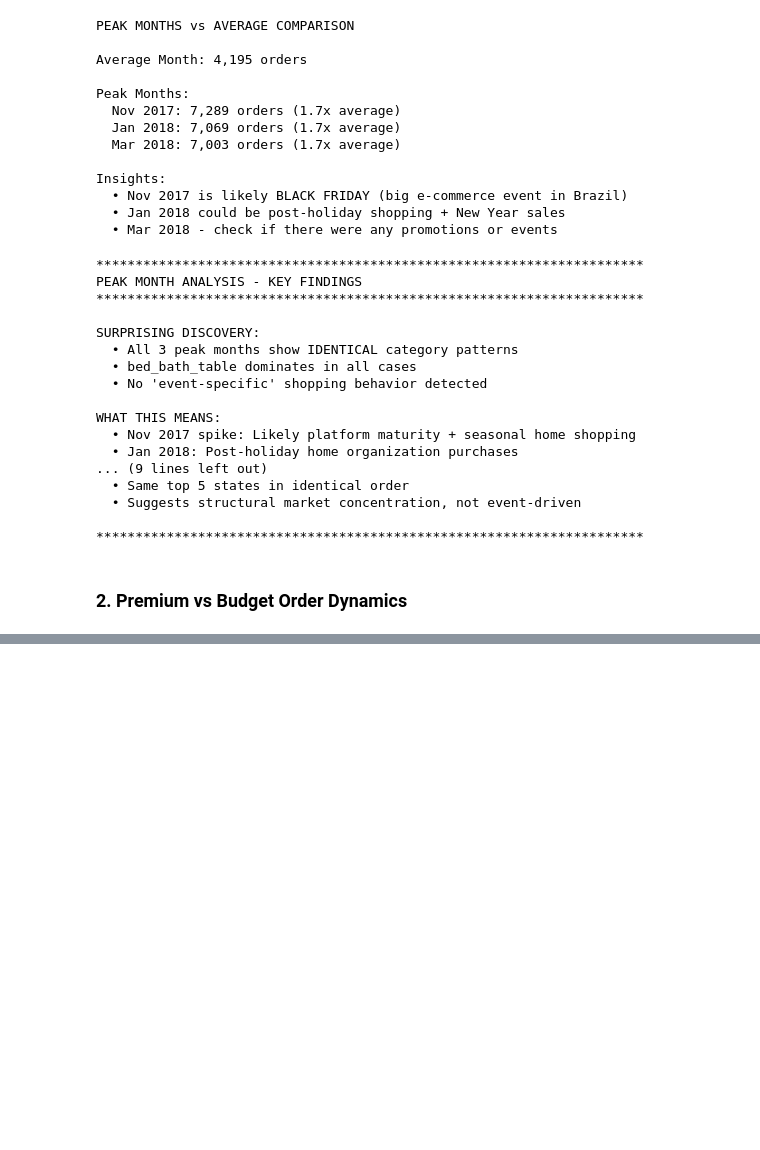
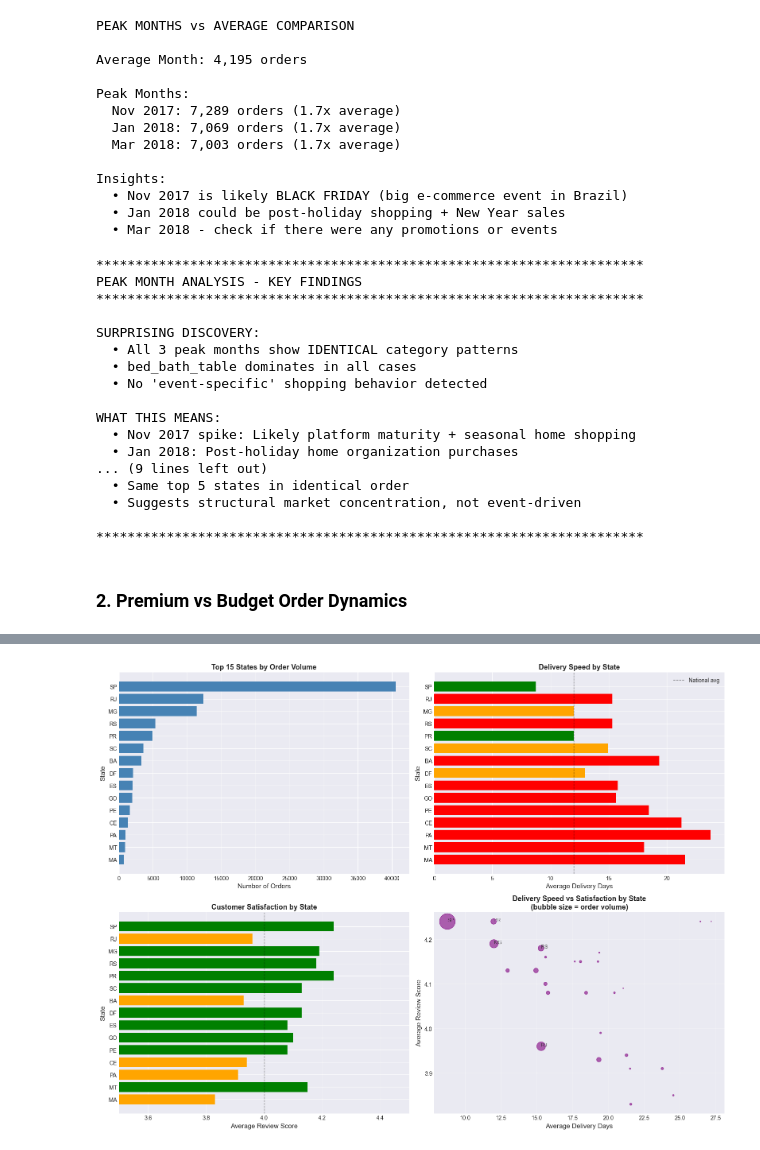
Before and after one commit to gnpthbalaji/ds_with_ai_capstone, a Jupyter notebook: notebooks/03_descriptive_analytics.ipynb, the cells around one changed output, grey strips where cells are left out. Cells and saved outputs as stored; diff of their text form; code cells hidden in the pictures; blank space fills up the shorter version.

```diff
--- a/notebooks/03_descriptive_analytics.ipynb
+++ b/notebooks/03_descriptive_analytics.ipynb
@@ -379,0 +880,72 @@ WHAT THIS MEANS:
+# %%
+# State Classification as Urban vs Rural based on Order Volume
+state_df['region_type'] = state_df['num_orders'].apply(
+    lambda x: '1.Major Urban' if x >= 5000 else '2.Urban' if x >= 1000 else '3.Rural'
+)
+
+region_comparison = state_df.groupby('region_type').agg({
+    'num_orders': 'sum',
+    'avg_review_score': 'mean',
+    'avg_delivery_days': 'mean',
+    'delay_rate': 'mean',
+    'customer_state': 'count'
+}).round(2)
+
+region_comparison.columns = ['Total_Orders', 'Avg_Review', 'Avg_Delivery_Days', 'Delay_Rate_%', 'Num_States']
+
+print("\nUrban vs Rural Performance:")
+print(region_comparison)
+
+# Visualize state performance
+
+fig, axes = plt.subplots(2, 2, figsize=(16, 12))
+
+# Top states by volume
+top_15 = state_df.head(15)
+axes[0, 0].barh(top_15['customer_state'], top_15['num_orders'], color='steelblue')
+axes[0, 0].set_xlabel('Number of Orders', fontsize=12)
+axes[0, 0].set_ylabel('State', fontsize=12)
+axes[0, 0].set_title('Top 15 States by Order Volume', fontsize=13, fontweight='bold')
+axes[0, 0].invert_yaxis()
+
+# Delivery days by state
+colors = ['green' if x <= 12 else 'orange' if x <= 15 else 'red'
+          for x in top_15['avg_delivery_days']]
+axes[0, 1].barh(top_15['customer_state'], top_15['avg_delivery_days'], color=colors)
+axes[0, 1].axvline(12, color='black', linestyle='--', linewidth=1, alpha=0.5, label='National avg')
+axes[0, 1].set_xlabel('Average Delivery Days', fontsize=12)
+axes[0, 1].set_ylabel('State', fontsize=12)
+axes[0, 1].set_title('Delivery Speed by State', fontsize=13, fontweight='bold')
+axes[0, 1].invert_yaxis()
+axes[0, 1].legend()
+
+# Review scores by state
+colors_review = ['green' if x >= 4.0 else 'orange' if x >= 3.5 else 'red'
+                for x in top_15['avg_review_score']]
+axes[1, 0].barh(top_15['customer_state'], top_15['avg_review_score'], color=colors_review)
+axes[1, 0].axvline(4.0, color='black', linestyle='--', linewidth=1, alpha=0.5)
+axes[1, 0].set_xlabel('Average Review Score', fontsize=12)
+axes[1, 0].set_ylabel('State', fontsize=12)
+axes[1, 0].set_title('Customer Satisfaction by State', fontsize=13, fontweight='bold')
+axes[1, 0].invert_yaxis()
+axes[1, 0].set_xlim(3.5, 4.5)
+
+# Delivery vs satisfaction scatter
+axes[1, 1].scatter(state_df['avg_delivery_days'], state_df['avg_review_score'],
+                  s=state_df['num_orders']/50, alpha=0.6, color='purple')
+axes[1, 1].set_xlabel('Average Delivery Days', fontsize=12)
+axes[1, 1].set_ylabel('Average Review Score', fontsize=12)
+axes[1, 1].set_title('Delivery Speed vs Satisfaction by State\n(bubble size = order volume)',
+                    fontsize=13, fontweight='bold')
+axes[1, 1].grid(True, alpha=0.3)
+
+# Annotate major states
+for idx, row in state_df.head(5).iterrows():
+    axes[1, 1].annotate(row['customer_state'],
+                       (row['avg_delivery_days'], row['avg_review_score']),
+                       fontsize=9, alpha=0.7)
+
+plt.tight_layout()
+plt.savefig('../reports/figures/geographic_deep_dive.png', dpi=300, bbox_inches='tight')
+plt.show()
+# %% [output]
@@ -379,0 +964 @@ WHAT THIS MEANS:
+[figure, added]
```
Also changed, not shown: parts of 26 cells of this notebook, 5 other files.
